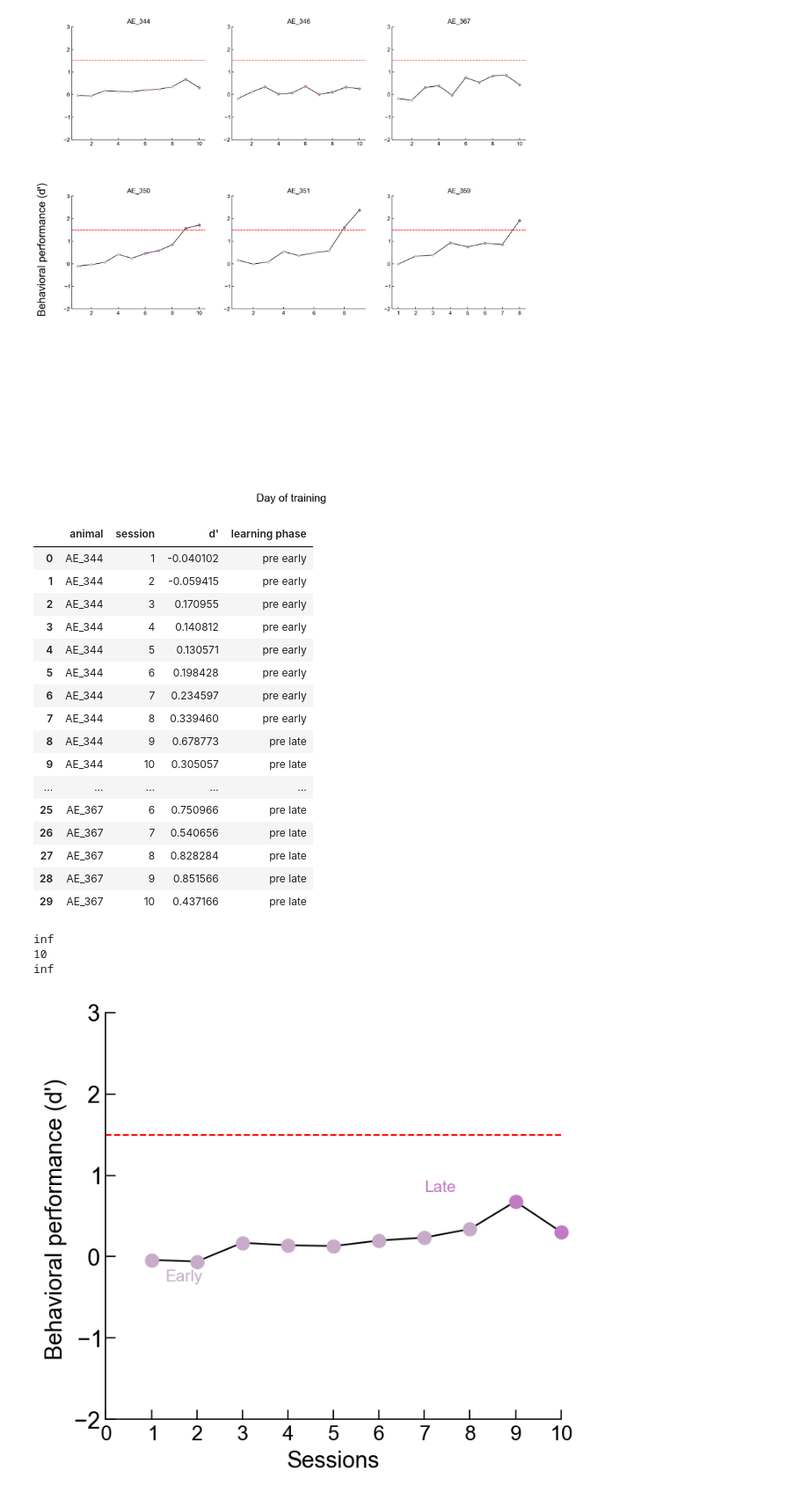
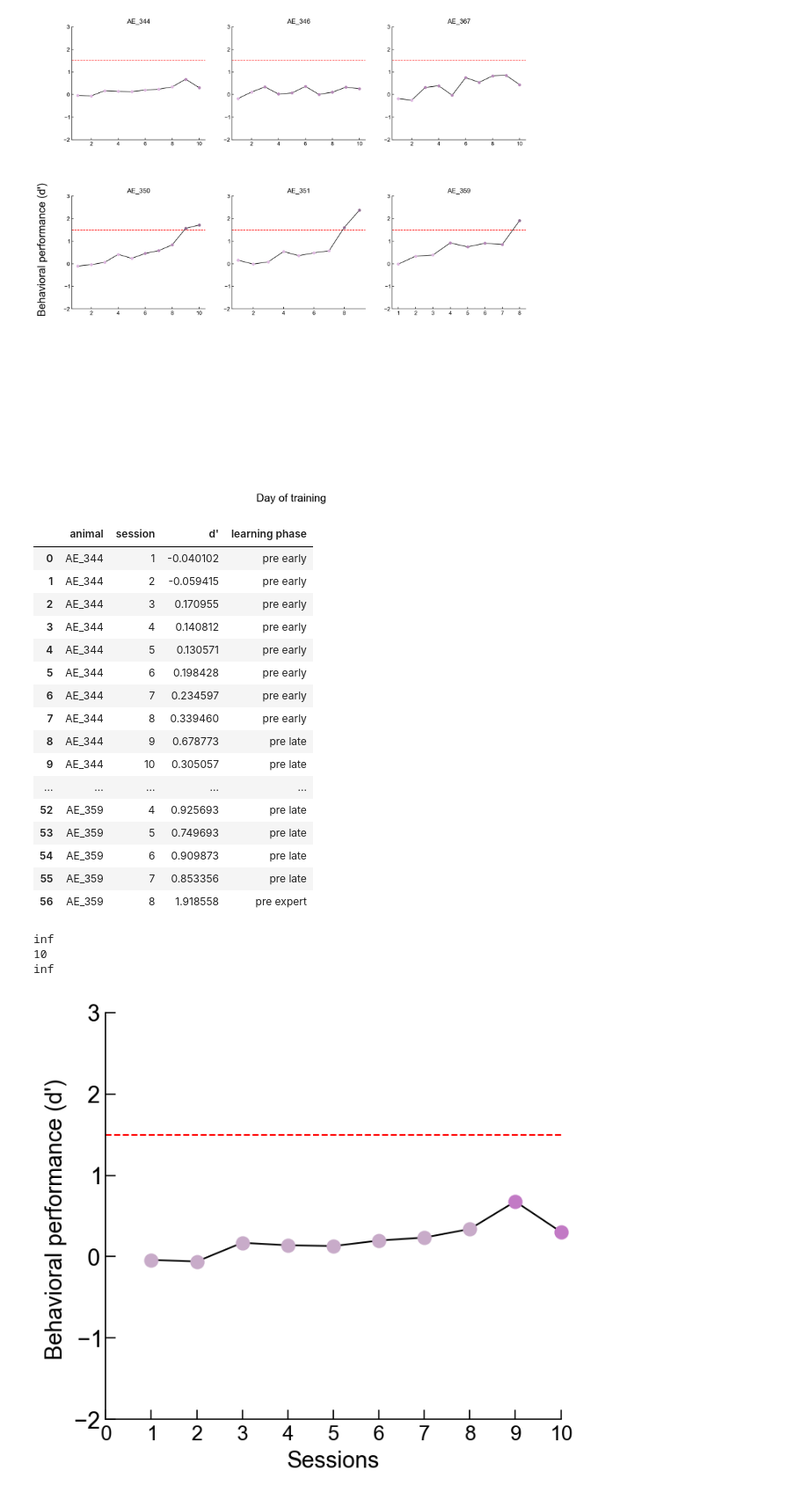
Before and after one commit to InsanallyLab/TothSidleck2024, a Jupyter notebook: Notebooks/Opsin Pre/Learning Curves.ipynb, the cells around one changed output. Shown at 88% size. Saved outputs shown, nothing was run; the diff lists cells and outputs as text; code cells hidden in the pictures.

```diff
--- a/Notebooks/Opsin Pre/Learning Curves.ipynb
+++ b/Notebooks/Opsin Pre/Learning Curves.ipynb
@@ -115,7 +115,7 @@ day_list = []
 dp_total_list = []
 phase_list = []
 
-animallist = ['AE_344','AE_346','AE_367']
+animallist = ['AE_344','AE_346','AE_367','AE_350','AE_351','AE_359']
 for animal in animallist:
     reversal = animalBehaviors[animal].reversal
     days = list(np.unique(list(animalBehaviors[animal].sessions.keys())))
@@ -170,11 +170,11 @@ df
 | 8 | AE_344 | 9 | 0.678773 | pre late |
 | 9 | AE_344 | 10 | 0.305057 | pre late |
 | ... | ... | ... | ... | ... |
-| 25 | AE_367 | 6 | 0.750966 | pre late |
-| 26 | AE_367 | 7 | 0.540656 | pre late |
-| 27 | AE_367 | 8 | 0.828284 | pre late |
-| 28 | AE_367 | 9 | 0.851566 | pre late |
-| 29 | AE_367 | 10 | 0.437166 | pre late |
+| 52 | AE_359 | 4 | 0.925693 | pre late |
+| 53 | AE_359 | 5 | 0.749693 | pre late |
+| 54 | AE_359 | 6 | 0.909873 | pre late |
+| 55 | AE_359 | 7 | 0.853356 | pre late |
+| 56 | AE_359 | 8 | 1.918558 | pre expert |
 # %%
 df.to_csv('..\\..\\Source Data Files\Pre Opto Learning Phases.csv')
 # %%
@@ -236,7 +236,7 @@ def animal_learning_curve_reconstructed(animal):
     ax.set_ylim([-2,3])
     ax.set_yticks([-2,-1,0,1,2,3])
 
-    ax.set_xlim([0,10])
+    ax.set_xlim([0,min(10,max_day)])
     ax.set_xticks(range(0,9))
     # for index, label in enumerate(ax.xaxis.get_ticklabels()):
     #     #labeledindex = [1,3,5,7,9,11,13,15,17,19,21,23,25,27,29,31,33,35,37,39,41]
@@ -255,8 +255,8 @@ def animal_learning_curve_reconstructed(animal):
 
     ax.axhline(1.5,c='r',linestyle='--',lw=1,zorder=-20)
     print(reversal)
-    ax.text(1.3,-0.3,'Early',color=PLOTTING_PHASE_COLORS[0])
-    ax.text(7,0.8,'Late',color=PLOTTING_PHASE_COLORS[1])
+    # ax.text(1.3,-0.3,'Early',color=PLOTTING_PHASE_COLORS[0])
+    # ax.text(7,0.8,'Late',color=PLOTTING_PHASE_COLORS[1])
     # ax.text(4.6,2.5,'Expert',color=PLOTTING_PHASE_COLORS[2])
     # ax.text(8.6,-0.7,'Early',color=PLOTTING_PHASE_COLORS[3])
     # ax.text(12.5,-0.1,'Late',color=PLOTTING_PHASE_COLORS[4])
@@ -285,10 +285,12 @@ def animal_learning_curve_reconstructed(animal):
     #fig.savefig(os.path.join('C:\\Users\insan\\Desktop\\Manuscript\\Learning'+animal+'.pdf'),transparent=False,facecolor="white",dpi=400, bbox_inches='tight')
 # %%
 animal_learning_curve_reconstructed('AE_344')
+artists = []
+plt.savefig(os.path.join('C:\\Users\\4thgr\\Downloads\\AE_344.pdf'),transparent=False,facecolor="white",dpi=400, bbox_extra_artists=(artists), bbox_inches='tight')
 # %% [output]
 inf
 10
 inf
-[figure, old version]
+[figure, new version]
 # %%
 animal_learning_curve_reconstructed('AE_346')
```
Also changed, not shown: parts of 5 cells of this notebook, 12 other files.
